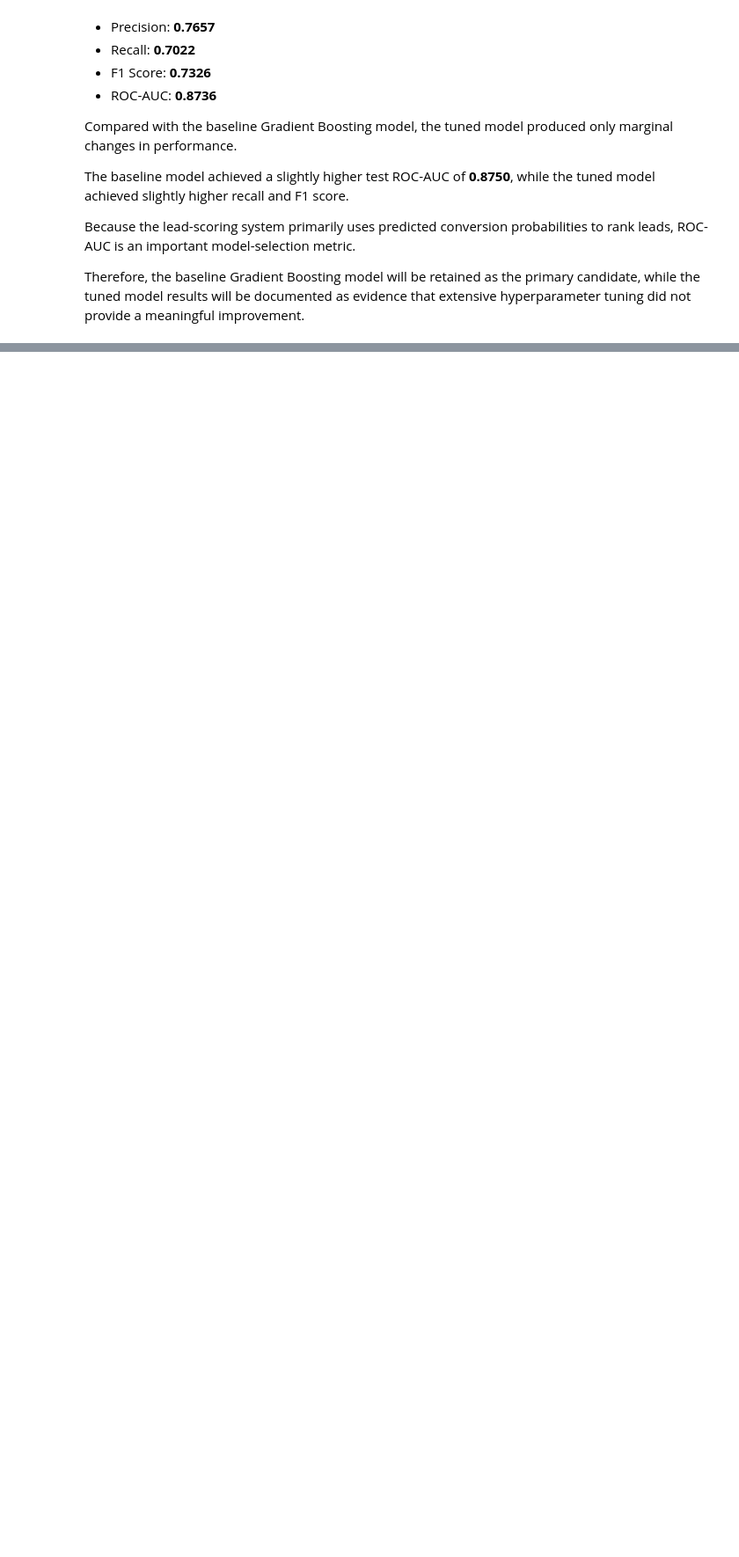
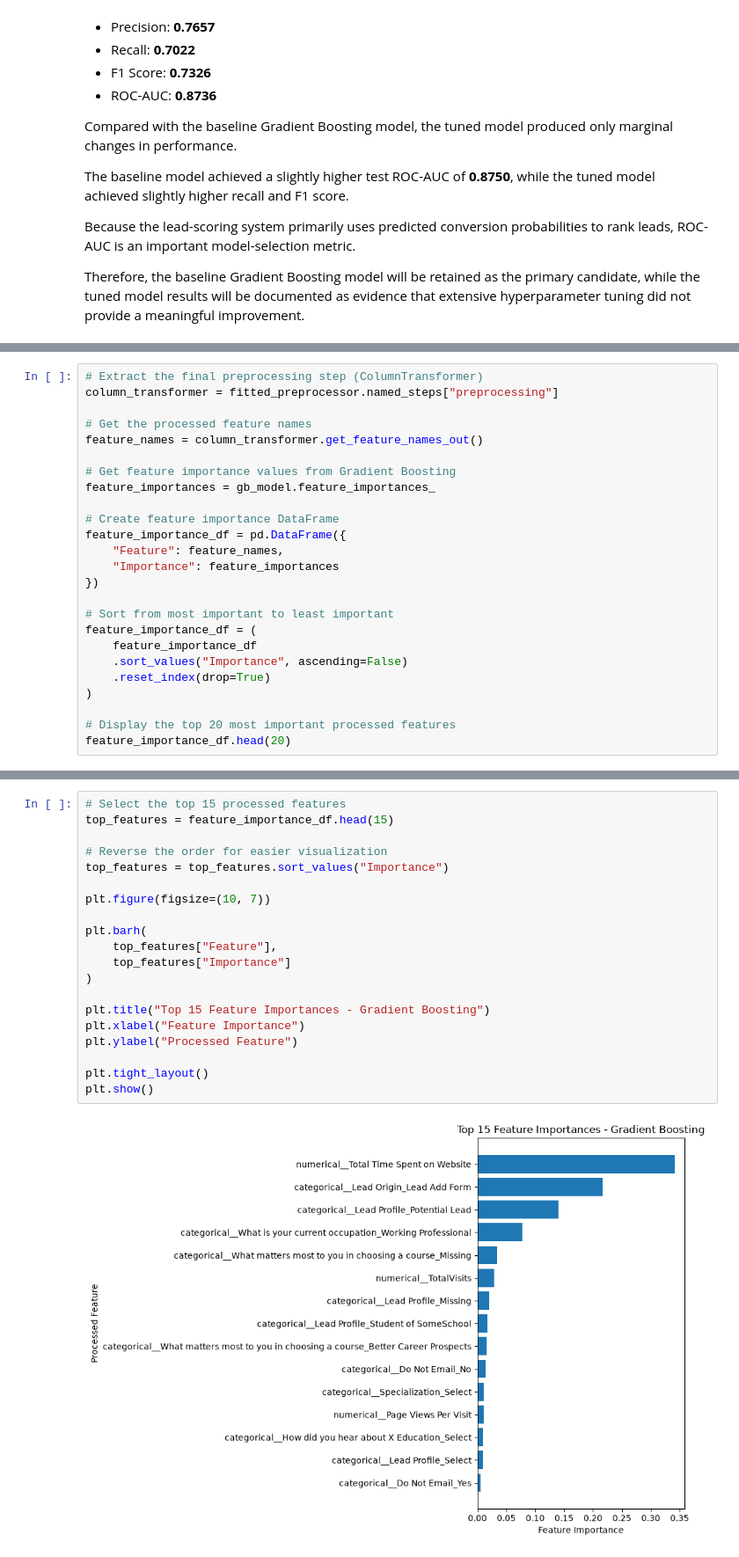
Before and after one commit to mohsinshafait/ai-lead-scoring, a Jupyter notebook: notebooks/03_model_training.ipynb, the cells around one changed output, grey strips where cells are left out. Shown at 88% size. Drawn from its saved outputs; the diff is of its cells as text; blank space fills up the shorter version.

```diff
--- a/notebooks/03_model_training.ipynb
+++ b/notebooks/03_model_training.ipynb
@@ -1041,0 +1390,25 @@ Therefore, the baseline Gradient Boosting model will be retained as the primary
+# %%
+# Extract the final preprocessing step (ColumnTransformer)
+column_transformer = fitted_preprocessor.named_steps["preprocessing"]
+
+# Get the processed feature names
+feature_names = column_transformer.get_feature_names_out()
+
+# Get feature importance values from Gradient Boosting
+feature_importances = gb_model.feature_importances_
+
+# Create feature importance DataFrame
+feature_importance_df = pd.DataFrame({
+    "Feature": feature_names,
+    "Importance": feature_importances
+})
+
+# Sort from most important to least important
+feature_importance_df = (
+    feature_importance_df
+    .sort_values("Importance", ascending=False)
+    .reset_index(drop=True)
+)
+
+# Display the top 20 most important processed features
+feature_importance_df.head(20)
@@ -1041,0 +1441,22 @@ Therefore, the baseline Gradient Boosting model will be retained as the primary
+# %%
+# Select the top 15 processed features
+top_features = feature_importance_df.head(15)
+
+# Reverse the order for easier visualization
+top_features = top_features.sort_values("Importance")
+
+plt.figure(figsize=(10, 7))
+
+plt.barh(
+    top_features["Feature"],
+    top_features["Importance"]
+)
+
+plt.title("Top 15 Feature Importances - Gradient Boosting")
+plt.xlabel("Feature Importance")
+plt.ylabel("Processed Feature")
+
+plt.tight_layout()
+plt.show()
+# %% [output]
+[figure, added]
```
Also changed, not shown: parts of 26 cells of this notebook.
